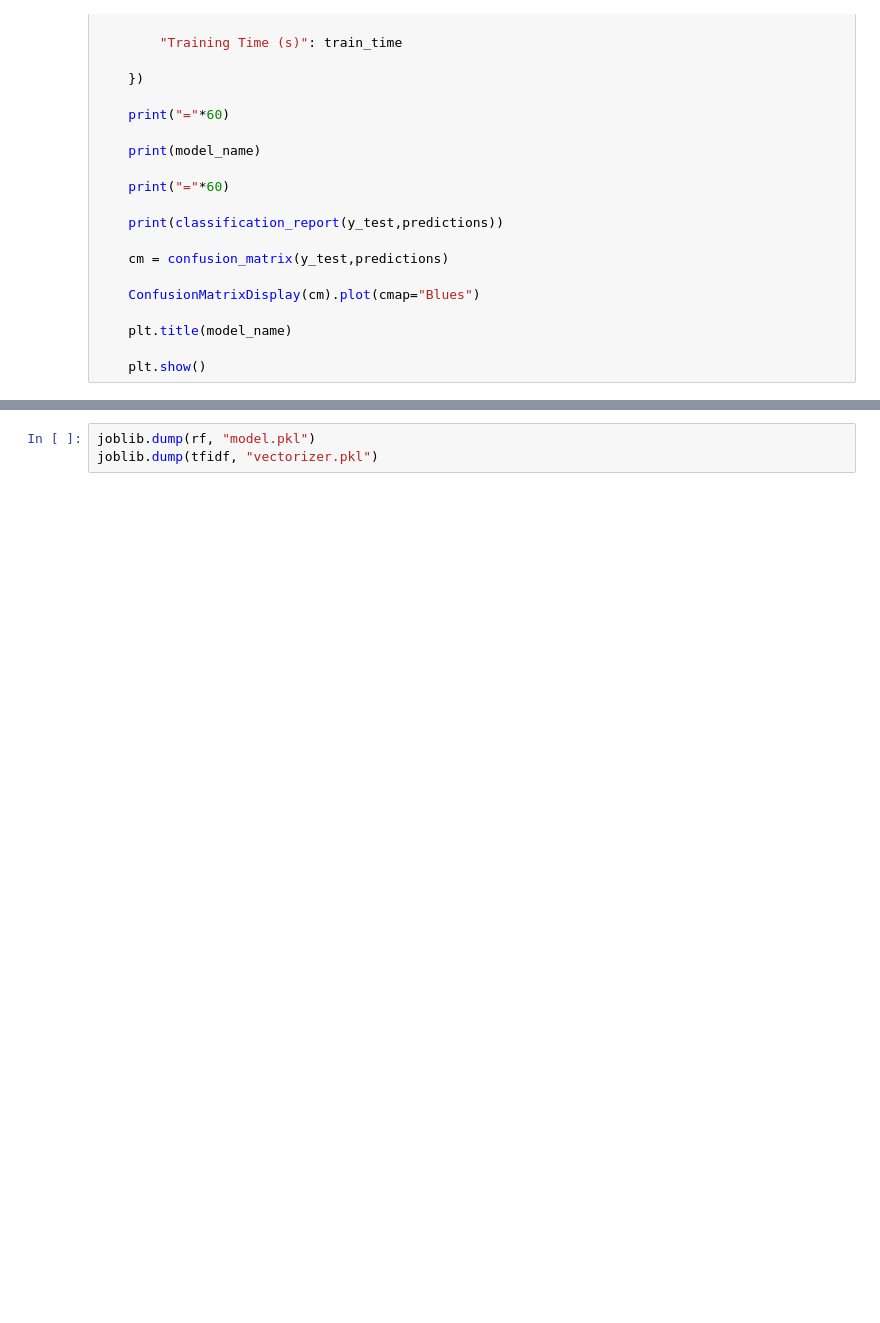
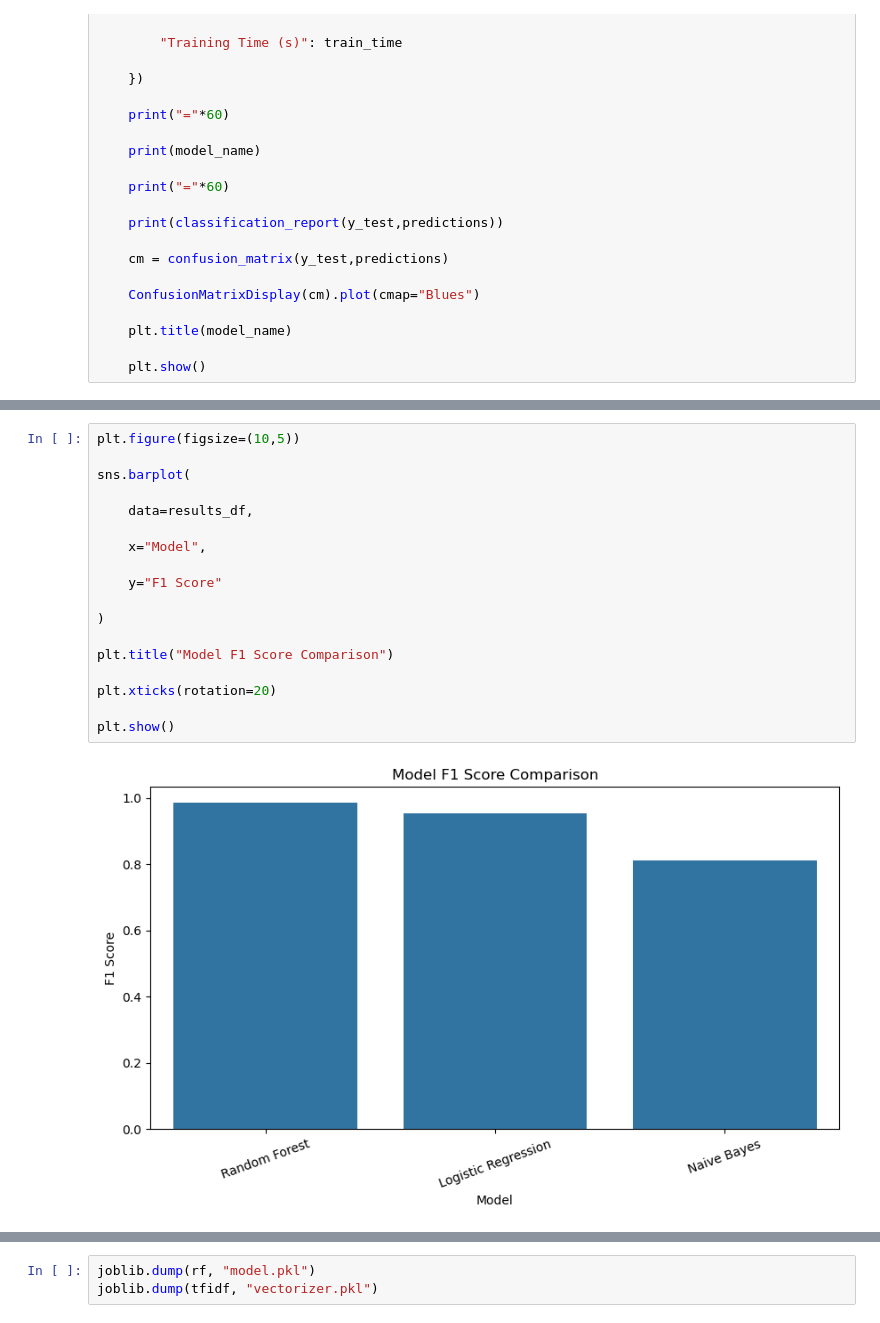
Before and after one commit to KhushiBidhuri22/phishing-email-detection-with-NLP, a Jupyter notebook: final project.ipynb, the cells around one changed output, grey strips where cells are left out. Saved outputs shown, nothing was run; the diff lists cells and outputs as text; blank space fills up the shorter version.

```diff
--- a/final project.ipynb
+++ b/final project.ipynb
@@ -1103,0 +1100,20 @@ weighted avg       0.98      0.98      0.98     16416
+# %%
+plt.figure(figsize=(10,5))
+
+sns.barplot(
+
+    data=results_df,
+
+    x="Model",
+
+    y="F1 Score"
+
+)
+
+plt.title("Model F1 Score Comparison")
+
+plt.xticks(rotation=20)
+
+plt.show()
+# %% [output]
+[figure, added]
```
Also changed, not shown: parts of 21 cells of this notebook, 1 other file.
